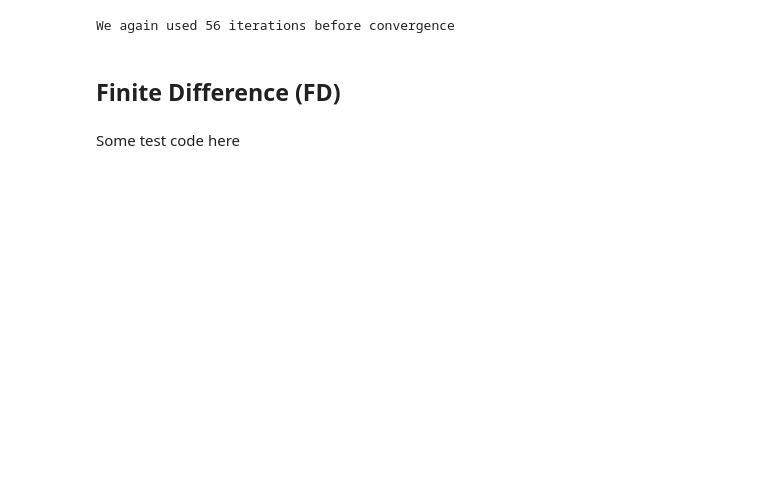
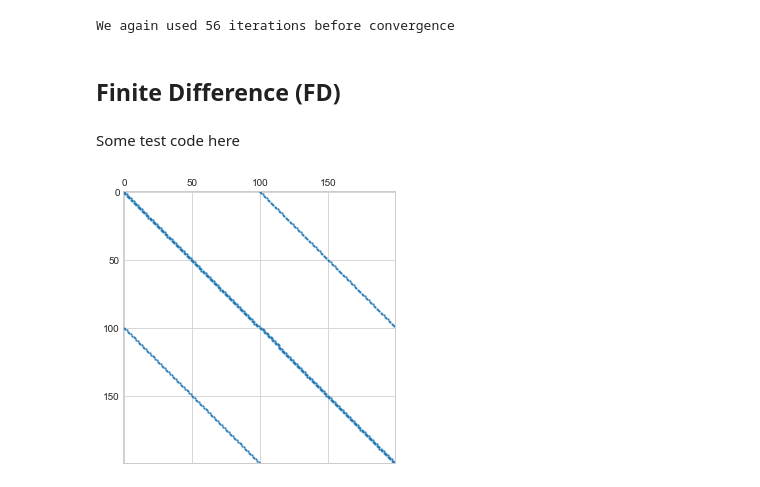
Before and after one commit to madsankern/DynamicProgramming, a Jupyter notebook: solve_model.ipynb, the cells around one changed output. Cells and saved outputs as stored; diff of their text form; code cells hidden in the pictures; blank space fills up the shorter version.

```diff
--- a/solve_model.ipynb
+++ b/solve_model.ipynb
@@ -162,3 +157,13 @@ sol_fd = fd.solve_fd(par)
+# %%
+sol_fd = fd.solve_fd(par)
+
+fig = plt.figure(figsize=(14,5))
+
+ax = fig.add_subplot(1,2,1)
+ax.spy(sol_fd.A,markersize=1)
+plt.show()
+# %% [output]
+[figure, added]
 # %%
 fig = plt.figure(figsize=(14,5))
 
```
Also changed, not shown: parts of 6 cells of this notebook, 2 other files.
